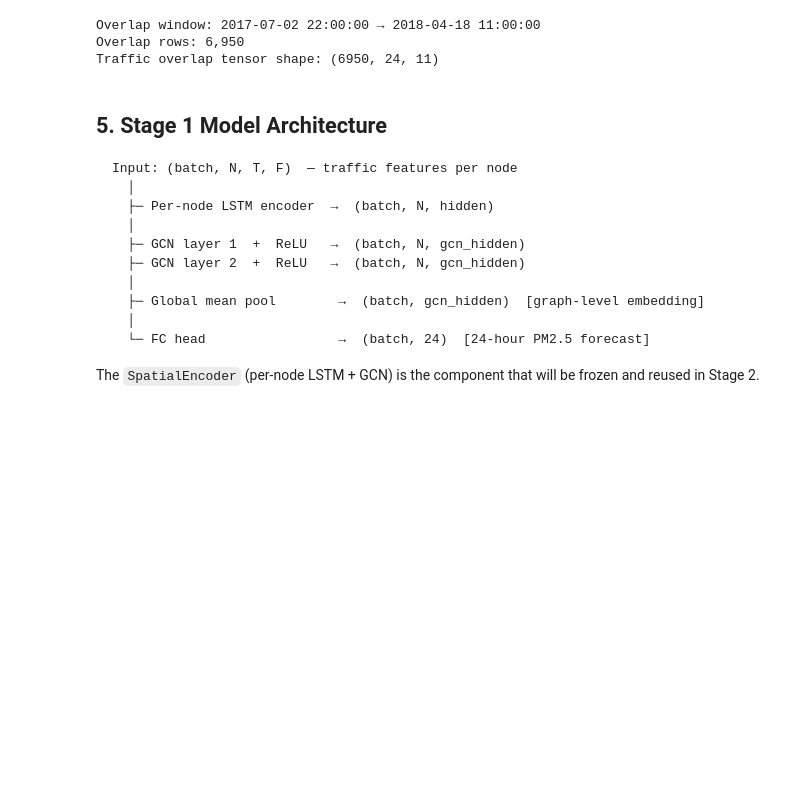
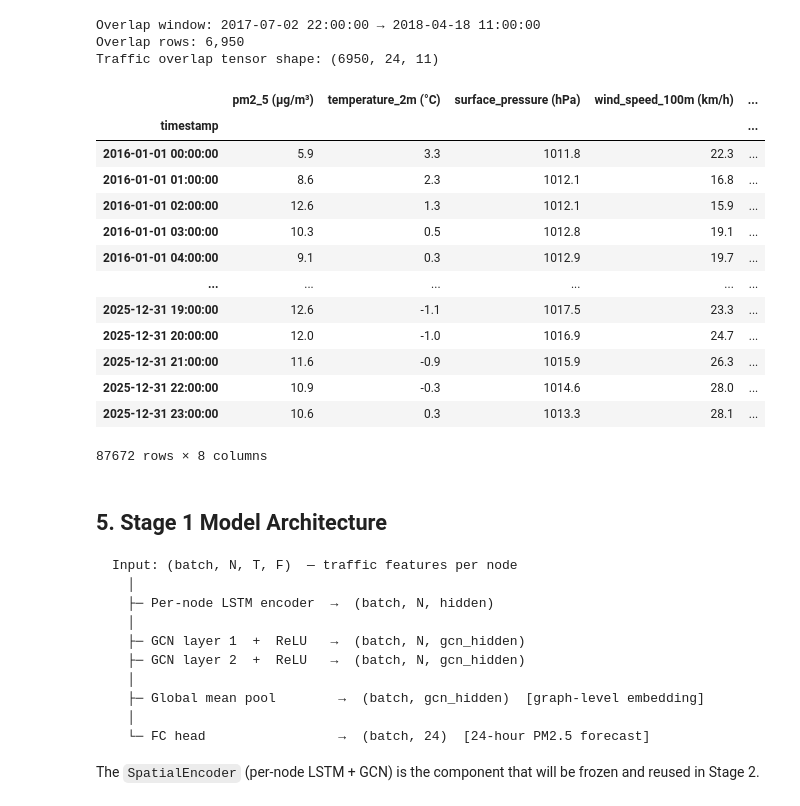
Before and after one commit to lucchinaluca/LLM-tool-calling-VIA-MCP-using-PM2.5-forecasting-model-as-tool, a Jupyter notebook: 5.spatio_temporal_OptionB.ipynb, the cells around one changed output. Drawn from its saved outputs; the diff is of its cells as text; code cells hidden in the pictures; blank space fills up the shorter version.

```diff
--- a/5.spatio_temporal_OptionB.ipynb
+++ b/5.spatio_temporal_OptionB.ipynb
@@ -238,3 +238,20 @@ print(f'Traffic overlap tensor shape: {traffic_overlap.shape}')
 Overlap window: 2017-07-02 22:00:00 → 2018-04-18 11:00:00
 Overlap rows: 6,950
 Traffic overlap tensor shape: (6950, 24, 11)
+# %%
+full_df_clean
+# %% [output]
+|  | pm2_5 (μg/m³) | temperature_2m (°C) | surface_pressure (hPa) | wind_speed_100m (km/h) | ... |
+| timestamp |  |  |  |  | ... |
+| 2016-01-01 00:00:00 | 5.9 | 3.3 | 1011.8 | 22.3 | ... |
+| 2016-01-01 01:00:00 | 8.6 | 2.3 | 1012.1 | 16.8 | ... |
+| 2016-01-01 02:00:00 | 12.6 | 1.3 | 1012.1 | 15.9 | ... |
+| 2016-01-01 03:00:00 | 10.3 | 0.5 | 1012.8 | 19.1 | ... |
+| 2016-01-01 04:00:00 | 9.1 | 0.3 | 1012.9 | 19.7 | ... |
+| ... | ... | ... | ... | ... | ... |
+| 2025-12-31 19:00:00 | 12.6 | -1.1 | 1017.5 | 23.3 | ... |
+| 2025-12-31 20:00:00 | 12.0 | -1.0 | 1016.9 | 24.7 | ... |
+| 2025-12-31 21:00:00 | 11.6 | -0.9 | 1015.9 | 26.3 | ... |
+| 2025-12-31 22:00:00 | 10.9 | -0.3 | 1014.6 | 28.0 | ... |
+| 2025-12-31 23:00:00 | 10.6 | 0.3 | 1013.3 | 28.1 | ... |
+87672 rows × 8 columns
```
Also changed, not shown: parts of 4 cells of this notebook, 1 other file.
